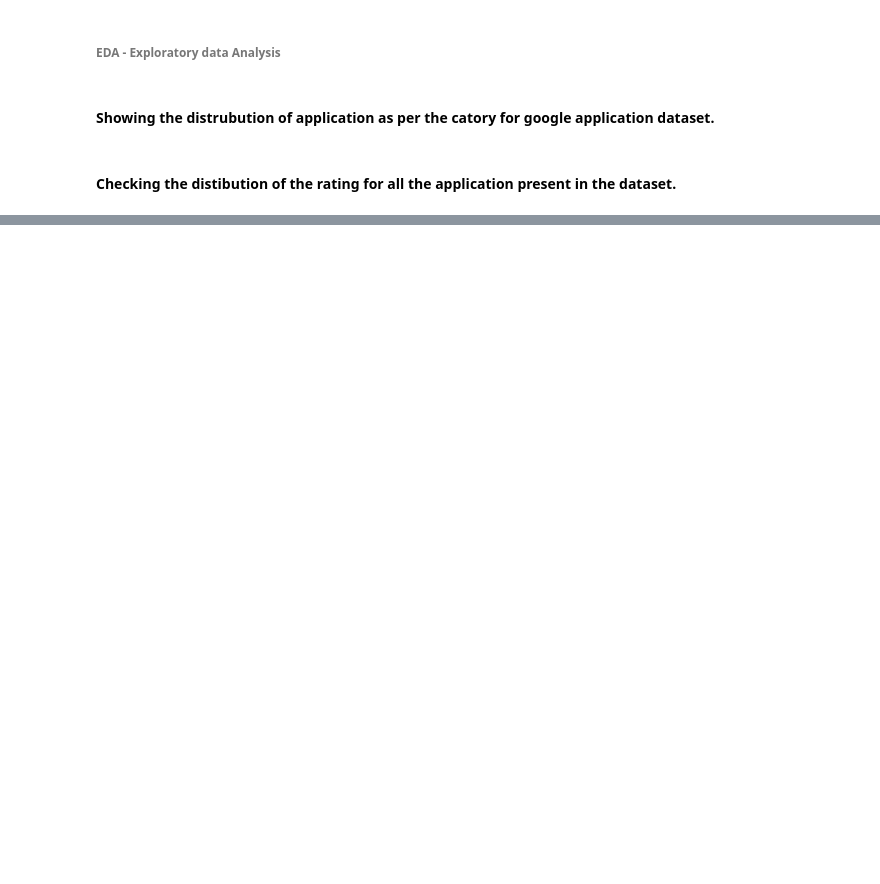
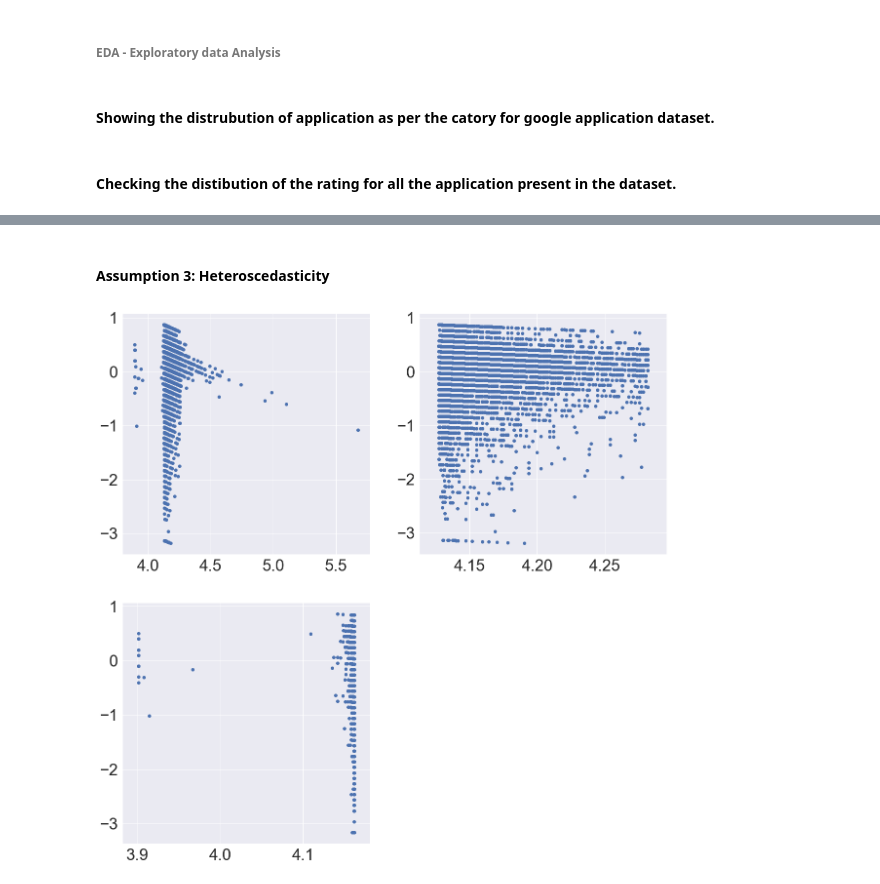
Before and after one commit to axxypatel/Data_Science_Class, a Jupyter notebook: Linear_Regression_Google_PlayStore_Data_A3.ipynb, the cells around one changed output, grey strips where cells are left out. Saved outputs shown, nothing was run; the diff lists cells and outputs as text; code cells hidden in the pictures; blank space fills up the shorter version.

```diff
--- a/Linear_Regression_Google_PlayStore_Data_A3.ipynb
+++ b/Linear_Regression_Google_PlayStore_Data_A3.ipynb
@@ -125,0 +201,18 @@ memory usage: 115.3 KB
+# %% [markdown]
+#### Assumption 3: Heteroscedasticity
+# %%
+plt.figure(figsize=(20, 20))
+
+
+def plot_heter(subp, f, temp_data,lab):
+    plt.subplot(2, 2, subp)
+    lm = smf.ols(formula=f, data=temp_data).fit()
+    resid = lm.resid
+    plt.scatter(lm.predict(), resid, label=lab)
+
+
+plot_heter(1, "Rating ~ Reviews + Size + Price", model_temp_data, "Review")
+plot_heter(2, "Rating ~ Size", model_temp_data, "Size")
+plot_heter(3, "Rating ~ Price", model_temp_data, "Price")
+# %% [output]
+[figure, added]
```
Also changed, not shown: parts of 19 cells of this notebook.
